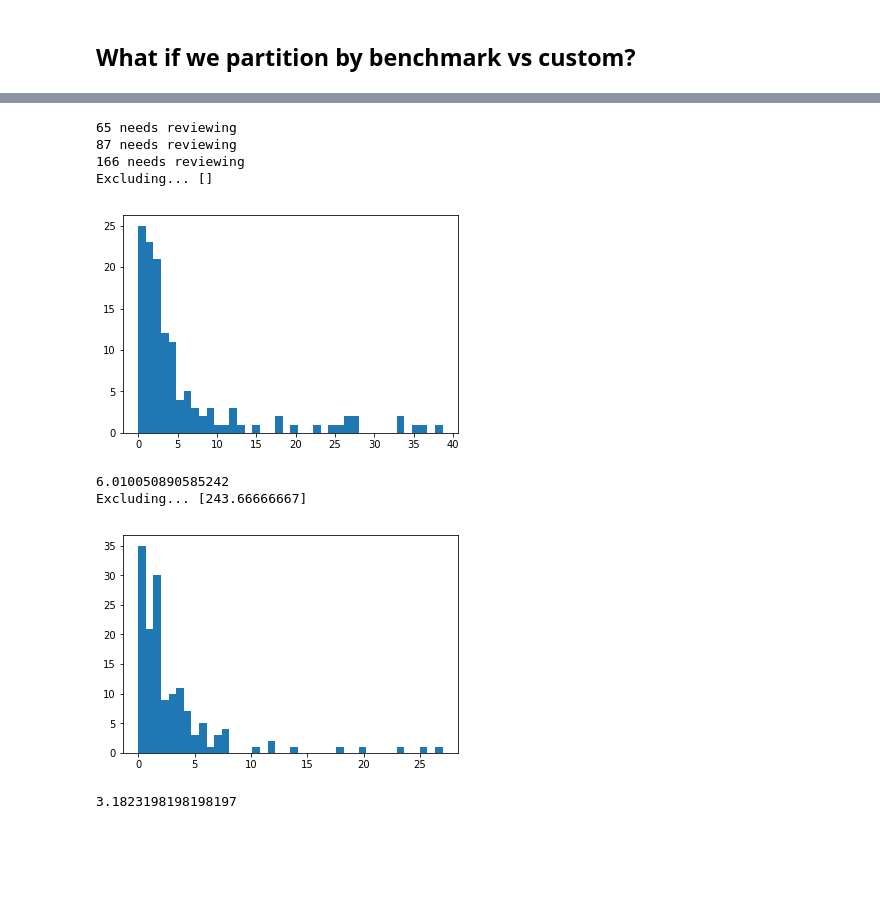
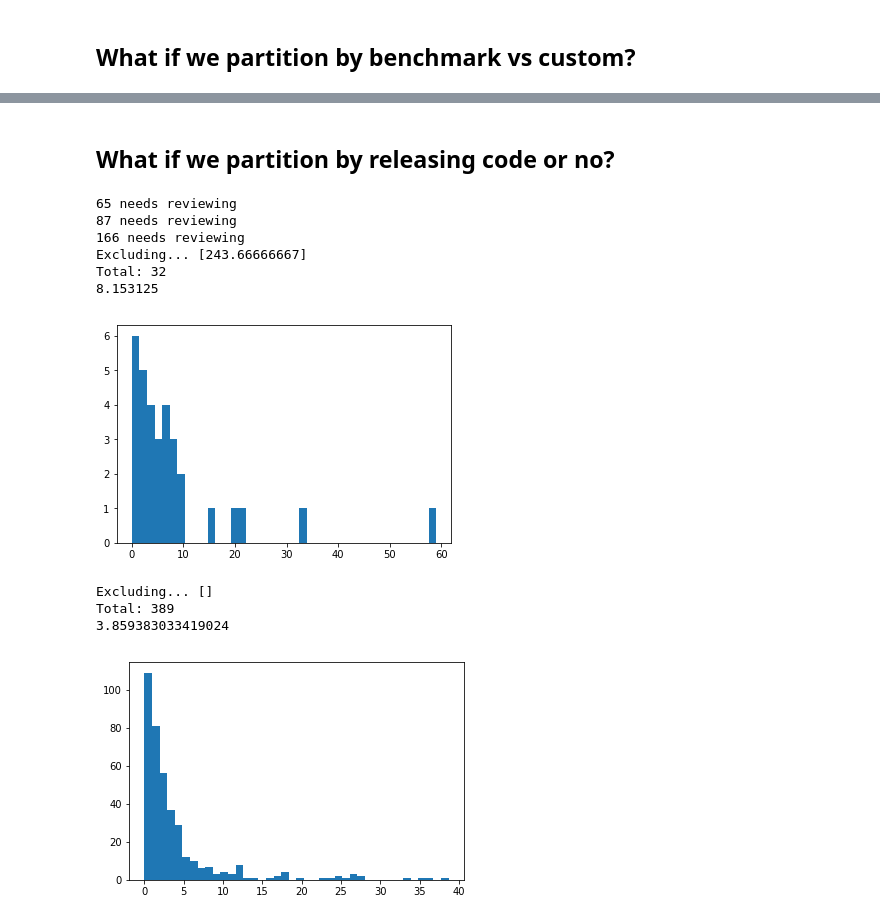
Before and after one commit to neheller/labels19, a Jupyter notebook: analyze.ipynb, the cells around one changed output, grey strips where cells are left out. Drawn from its saved outputs; the diff is of its cells as text; code cells hidden in the pictures; blank space fills up the shorter version.

```diff
--- a/analyze.ipynb
+++ b/analyze.ipynb
@@ -89,38 +163,51 @@ print(np.mean(cits))
+# %% [markdown]
+## What if we partition by releasing code or no?
 # %%
+def released_code(d):
+    return d["code"] == "on"
+
 bnch_citations = []
 cstm_citations = []
 for d in data:
-    if used_any_benchmark(d):
+    if not used_custom_data(d) and not used_any_benchmark(d):
+        continue
+    if released_code(d):
         try:
             bnch_citations = bnch_citations + [int(d["citations"])/(2019 - int(d["year"]))]
         except ValueError:
             print(d["ind"], "needs reviewing")
-    elif used_custom_data(d):
+    else:
         try:
             cstm_citations = cstm_citations + [int(d["citations"])/(2019 - int(d["year"]))]
         except ValueError:
             print(d["ind"], "needs reviewing")
 
+
 # First benchmark
 bnch_cits = np.sort(np.array(bnch_citations))
 print("Excluding...", bnch_cits[bnch_cits > 100])
+print("Total:", bnch_cits[bnch_cits <= 100].shape[0])
+print(np.mean(bnch_cits[bnch_cits <= 100]))
 plt.hist(bnch_cits[bnch_cits <= 100], bins=40)
 plt.show()
-print(np.mean(bnch_cits[bnch_cits <= 100]))
 
-# Then custom
+print("\n")
+# Then custom no release
 cstm_cits = np.sort(np.array(cstm_citations))
 print("Excluding...", cstm_cits[cstm_cits > 100])
+print("Total:", cstm_cits[cstm_cits <= 100].shape[0])
+print(np.mean(cstm_cits[cstm_cits <= 100]))
 plt.hist(cstm_cits[cstm_cits <= 100], bins=40)
 plt.show()
-print(np.mean(cstm_cits[cstm_cits <= 100]))
 # %% [output]
 65 needs reviewing
 87 needs reviewing
 166 needs reviewing
-Excluding... []
+Excluding... [243.66666667]
+Total: 32
+8.153125
-[figure, old version]
+[figure, new version]
-6.010050890585242
-Excluding... [243.66666667]
+Excluding... []
+Total: 389
+3.859383033419024
-[figure, old version]
+[figure, new version]
-3.1823198198198197
```
Also changed, not shown: parts of 19 cells of this notebook, 2 other files.
